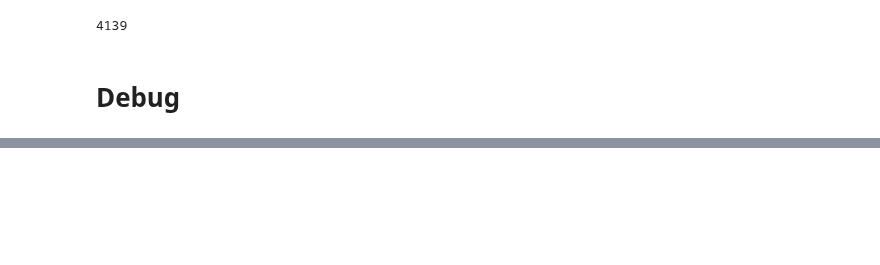
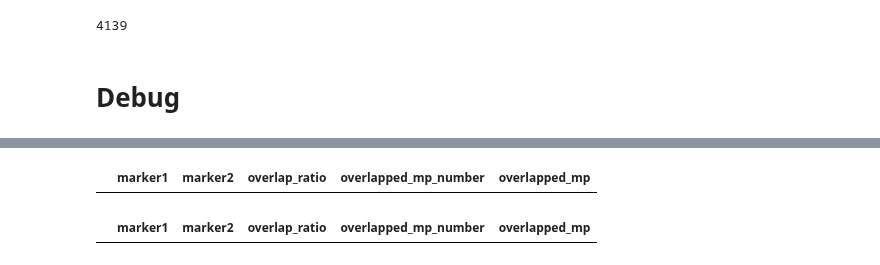
Before and after one commit to akikuno/TSUMUGI-dev, a Jupyter notebook: notebooks/notebools-web/045_combine_overlap_by_genes.ipynb, the cells around one changed output, grey strips where cells are left out. Saved outputs shown, nothing was run; the diff lists cells and outputs as text; code cells hidden in the pictures; blank space fills up the shorter version.

```diff
--- a/notebooks/notebools-web/045_combine_overlap_by_genes.ipynb
+++ b/notebooks/notebools-web/045_combine_overlap_by_genes.ipynb
@@ -325,22 +357,0 @@ df_filtered.head(3)
-# %%
-# merge mp term
-df_marker1 = df_filtered[["marker1"]]
-df_marker2 = df_filtered[["marker2"]]
-df_node_marker1 = pd.merge(df_marker1, df_marker_effect, left_on="marker1", right_on="marker_symbol", how="inner")[
-    ["marker_symbol"]
-]
-df_node_marker2 = pd.merge(df_marker2, df_marker_effect, left_on="marker2", right_on="marker_symbol", how="inner")[
-    ["marker_symbol"]
-]
-
-df_node = pd.concat([df_node_marker1, df_node_marker2], axis=0).drop_duplicates()
-
-import pickle
-
-marker_mp = pickle.load(open("data/marker_mp.pkl", "rb"))
-marker_mp = pd.DataFrame(marker_mp.items(), columns=["marker_symbol", "mp_term"])
-
-df_node = pd.merge(df_node, marker_mp, how="inner", on="marker_symbol")
-df_node = pd.merge(df_node, df_marker_effect, how="inner", on="marker_symbol")
-
-df_node[:3]
@@ -473,0 +360,6 @@ for data in edge_json:
+# %%
+overlap = pickle.load(open("data/overlap/overlapped_ratios_filtered.pkl", "rb"))
+df_overlap = pd.DataFrame(
+    overlap, columns=["marker1", "marker2", "overlap_ratio", "overlapped_mp_number", "overlapped_mp"]
+)
+df_overlap  # 133281 rows × 5 columns
@@ -473,0 +386,2 @@ for data in edge_json:
+# %%
+gene_symbol = "Rhd"
@@ -473,0 +506,13 @@ for data in edge_json:
+# %%
+df_edge = df_overlap[
+        (df_overlap['marker1'].isin(subgraph.nodes())) &
+        (df_overlap['marker2'].isin(subgraph.nodes()))
+    ]
+# %%
+df_edge[df_edge["marker1"] == "Anapc7"]
+# %% [output]
+|  | marker1 | marker2 | overlap_ratio | overlapped_mp_number | overlapped_mp |
+# %%
+df_edge[df_edge["marker2"] == "Anapc7"]
+# %% [output]
+|  | marker1 | marker2 | overlap_ratio | overlapped_mp_number | overlapped_mp |
```
Also changed, not shown: parts of 55 cells of this notebook, 9 other files.
